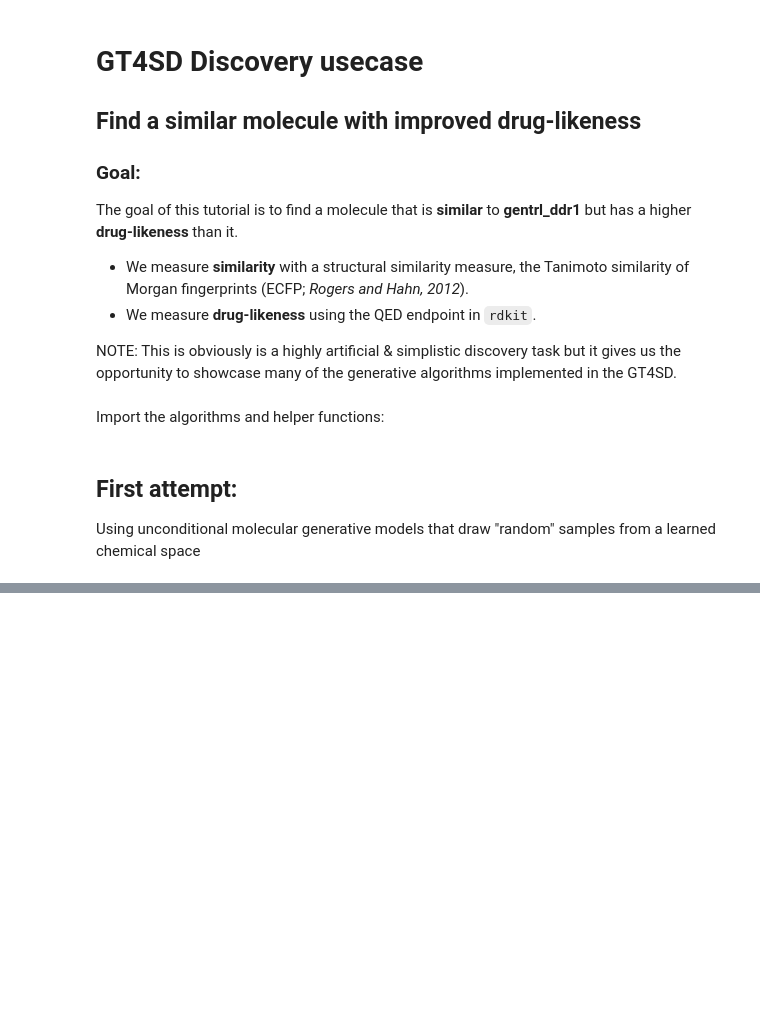
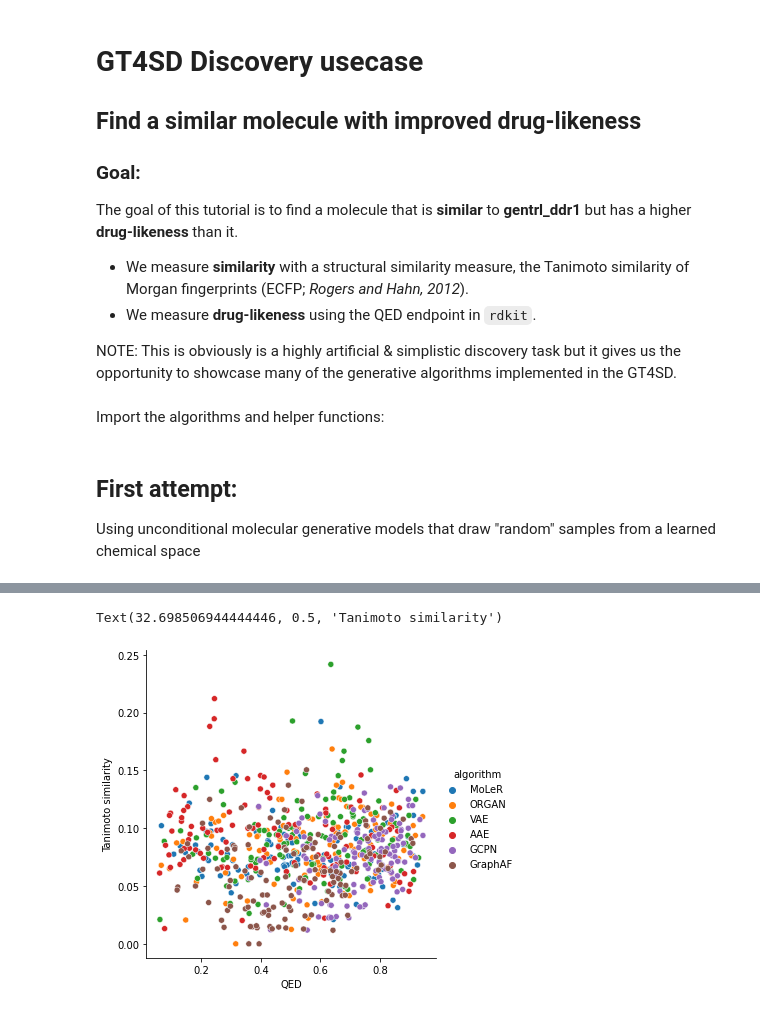
Before and after one commit to GT4SD/gt4sd-core, a Jupyter notebook: notebooks/discovery-demo.ipynb, the cells around one changed output, grey strips where cells are left out. Drawn from its saved outputs; the diff is of its cells as text; code cells hidden in the pictures; blank space fills up the shorter version.

```diff
--- a/notebooks/discovery-demo.ipynb
+++ b/notebooks/discovery-demo.ipynb
@@ -224,0 +243,7 @@ Text(0.5, 1.0, 'QED of generated molecules (n=100)')
+# %%
+sns.relplot(data=mol_df, x='qed', y='similarity', hue='algorithm')
+plt.xlabel('QED')
+plt.ylabel('Tanimoto similarity')
+# %% [output]
+Text(32.698506944444446, 0.5, 'Tanimoto similarity')
+[figure, added]
```
Also changed, not shown: parts of 35 cells of this notebook.
